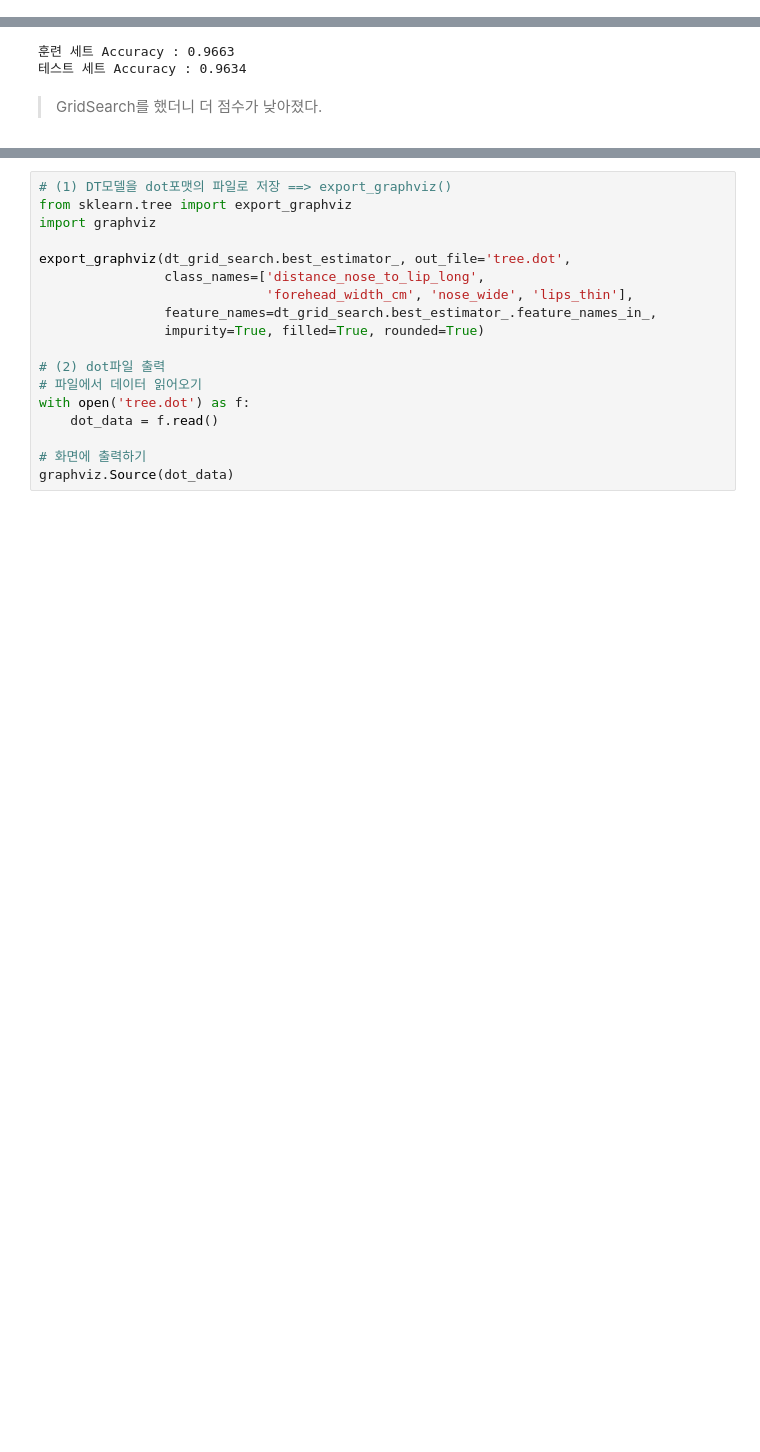
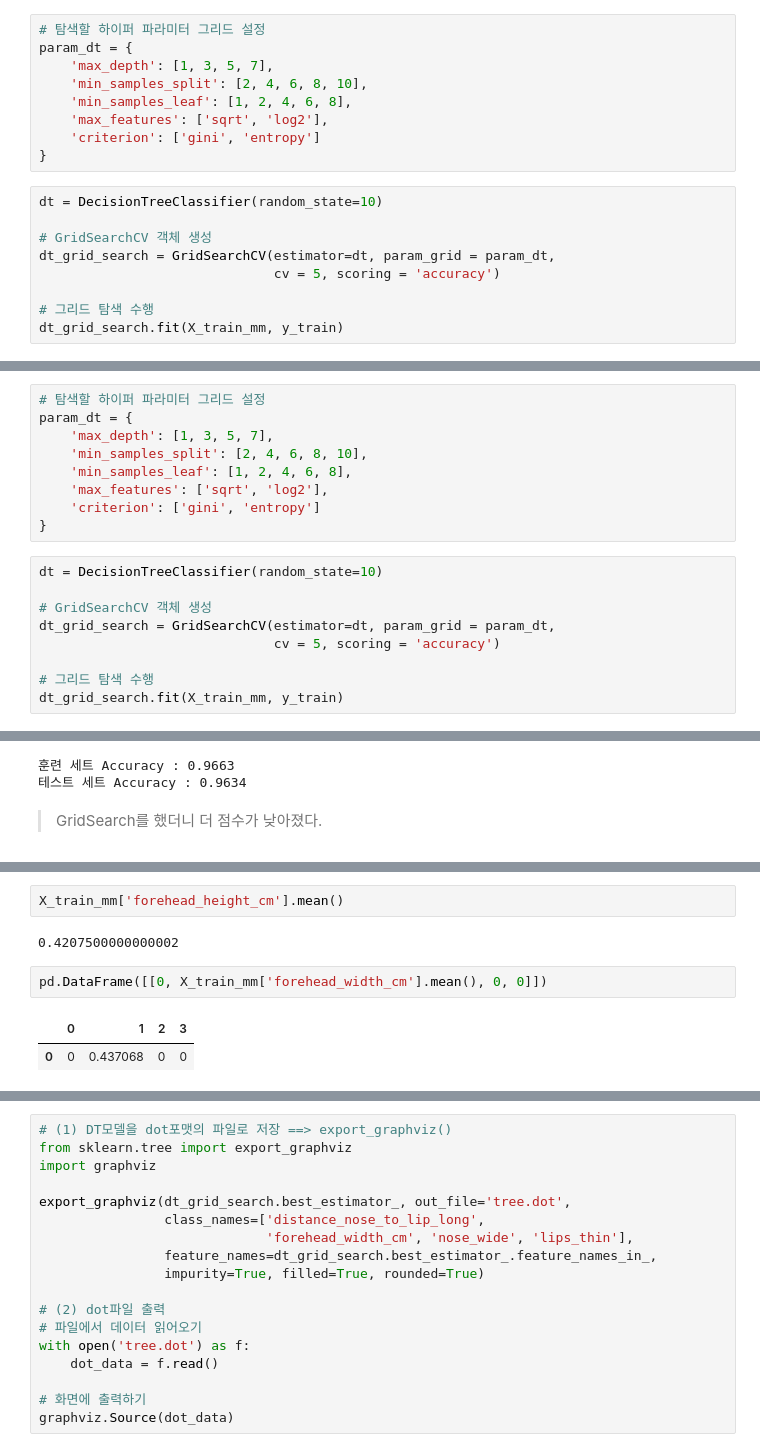
Before and after one commit to joo9810/VSCode, a Jupyter notebook: K-Digital Training/김소현 강사님/프로젝트/3번째 프로젝트/machine_learning copy.ipynb, the cells around one changed output, grey strips where cells are left out. Saved outputs shown, nothing was run; the diff lists cells and outputs as text; blank space fills up the shorter version.

```diff
--- a/K-Digital Training/김소현 강사님/프로젝트/3번째 프로젝트/machine_learning copy.ipynb
+++ b/K-Digital Training/김소현 강사님/프로젝트/3번째 프로젝트/machine_learning copy.ipynb
@@ -377,0 +596,18 @@ plt.show()
+# %%
+# 탐색할 하이퍼 파라미터 그리드 설정
+param_dt = {
+    'max_depth': [1, 3, 5, 7],
+    'min_samples_split': [2, 4, 6, 8, 10],
+    'min_samples_leaf': [1, 2, 4, 6, 8],
+    'max_features': ['sqrt', 'log2'],
+    'criterion': ['gini', 'entropy']
+}
+# %%
+dt = DecisionTreeClassifier(random_state=10)
+
+# GridSearchCV 객체 생성
+dt_grid_search = GridSearchCV(estimator=dt, param_grid = param_dt,
+                              cv = 5, scoring = 'accuracy')
+
+# 그리드 탐색 수행
+dt_grid_search.fit(X_train_mm, y_train)
@@ -377,0 +669,18 @@ plt.show()
+# %%
+# 탐색할 하이퍼 파라미터 그리드 설정
+param_dt = {
+    'max_depth': [1, 3, 5, 7],
+    'min_samples_split': [2, 4, 6, 8, 10],
+    'min_samples_leaf': [1, 2, 4, 6, 8],
+    'max_features': ['sqrt', 'log2'],
+    'criterion': ['gini', 'entropy']
+}
+# %%
+dt = DecisionTreeClassifier(random_state=10)
+
+# GridSearchCV 객체 생성
+dt_grid_search = GridSearchCV(estimator=dt, param_grid = param_dt,
+                              cv = 5, scoring = 'accuracy')
+
+# 그리드 탐색 수행
+dt_grid_search.fit(X_train_mm, y_train)
@@ -498,0 +876,9 @@ plt.show()
+# %%
+X_train_mm['forehead_height_cm'].mean()
+# %% [output]
+0.4207500000000002
+# %%
+pd.DataFrame([[0, X_train_mm['forehead_width_cm'].mean(), 0, 0]])
+# %% [output]
+|  | 0 | 1 | 2 | 3 |
+| 0 | 0 | 0.437068 | 0 | 0 |
```
Also changed, not shown: parts of 43 cells of this notebook, 4 other files.
